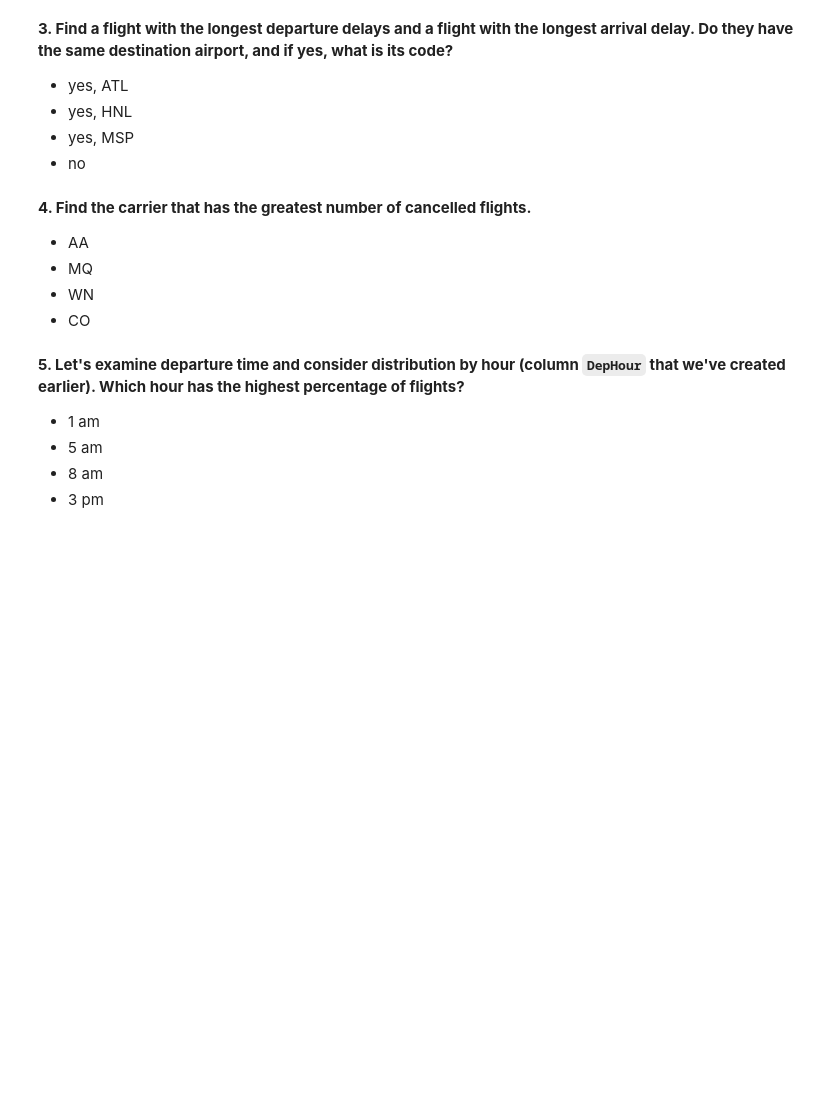
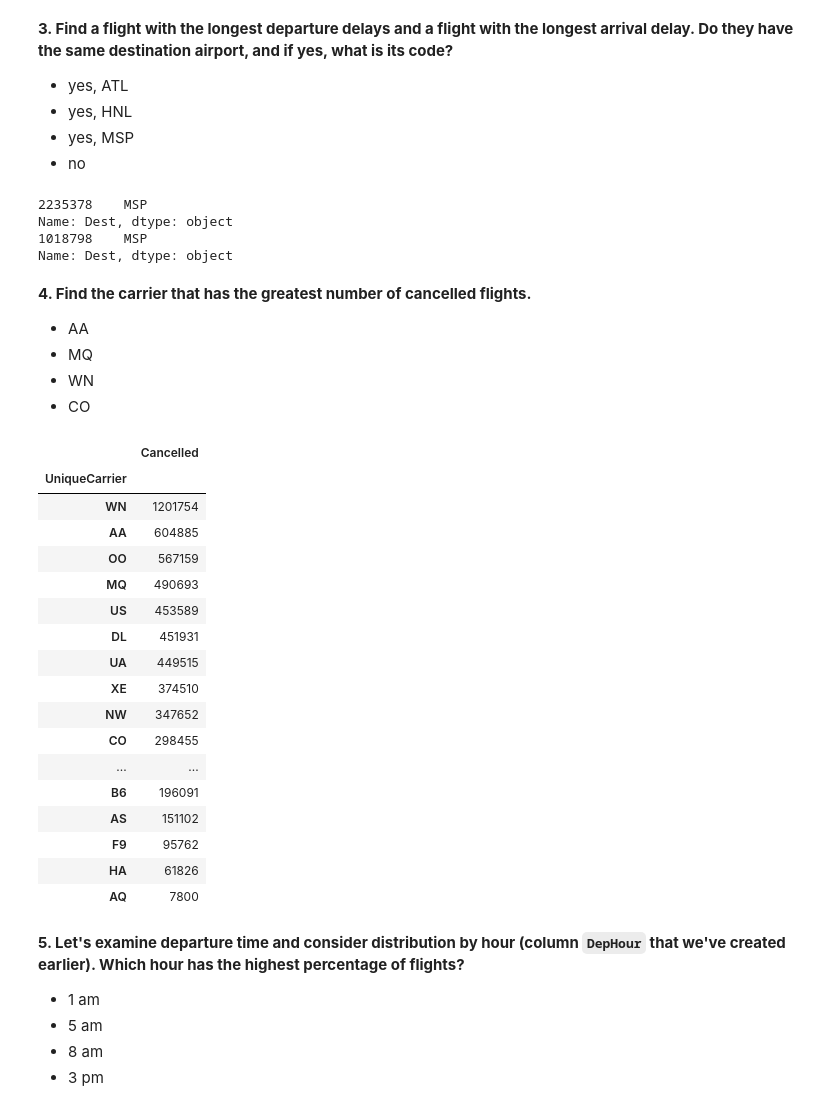
Before and after one commit to akshayhegde8/mlcourse.ai, a Jupyter notebook: jupyter_english/assignments_spring2019/assignment1_USA_flights_EDA.ipynb, the cells around one changed output. Saved outputs shown, nothing was run; the diff lists cells and outputs as text; code cells hidden in the pictures; blank space fills up the shorter version.

Commit message:
Answering first five questions

```diff
--- a/jupyter_english/assignments_spring2019/assignment1_USA_flights_EDA.ipynb
+++ b/jupyter_english/assignments_spring2019/assignment1_USA_flights_EDA.ipynb
@@ -315,3 +348,16 @@ Name: DepHour, dtype: float64
+# %%
+# You code here
+df = flights_df;
+#longestDepDelay = df['DepDelay'].max()
+print (df[df['DepDelay'] == df['DepDelay'].max()]['Dest'])
+print (df[df['ArrDelay'] == df['ArrDelay'].max()]['Dest'])
+
+#Answer is Yes, MSP
+# %% [output]
+2235378    MSP
+Name: Dest, dtype: object
+1018798    MSP
+Name: Dest, dtype: object
 # %% [markdown]
 **4. Find the carrier that has the greatest number of cancelled flights.**
 
@@ -324,3 +368,30 @@ Name: DepHour, dtype: float64
+# %%
+# You code here
+df = flights_df;
+columns_to_show = ['Cancelled',]
+columns_to_group = ['UniqueCarrier']
+a = flights_df.groupby(by=columns_to_group)[columns_to_show].count();
+a.sort_values(by='Cancelled', ascending=False)
+#Answer: WN
+# %% [output]
+|  | Cancelled |
+| UniqueCarrier |  |
+| WN | 1201754 |
+| AA | 604885 |
+| OO | 567159 |
+| MQ | 490693 |
+| US | 453589 |
+| DL | 451931 |
+| UA | 449515 |
+| XE | 374510 |
+| NW | 347652 |
+| CO | 298455 |
+| ... | ... |
+| B6 | 196091 |
+| AS | 151102 |
+| F9 | 95762 |
+| HA | 61826 |
+| AQ | 7800 |
 # %% [markdown]
 **5. Let's examine departure time and consider distribution by hour (column `DepHour` that we've created earlier). Which hour has the highest percentage of flights?**<br>
 
```
Also changed, not shown: parts of 14 cells of this notebook.
